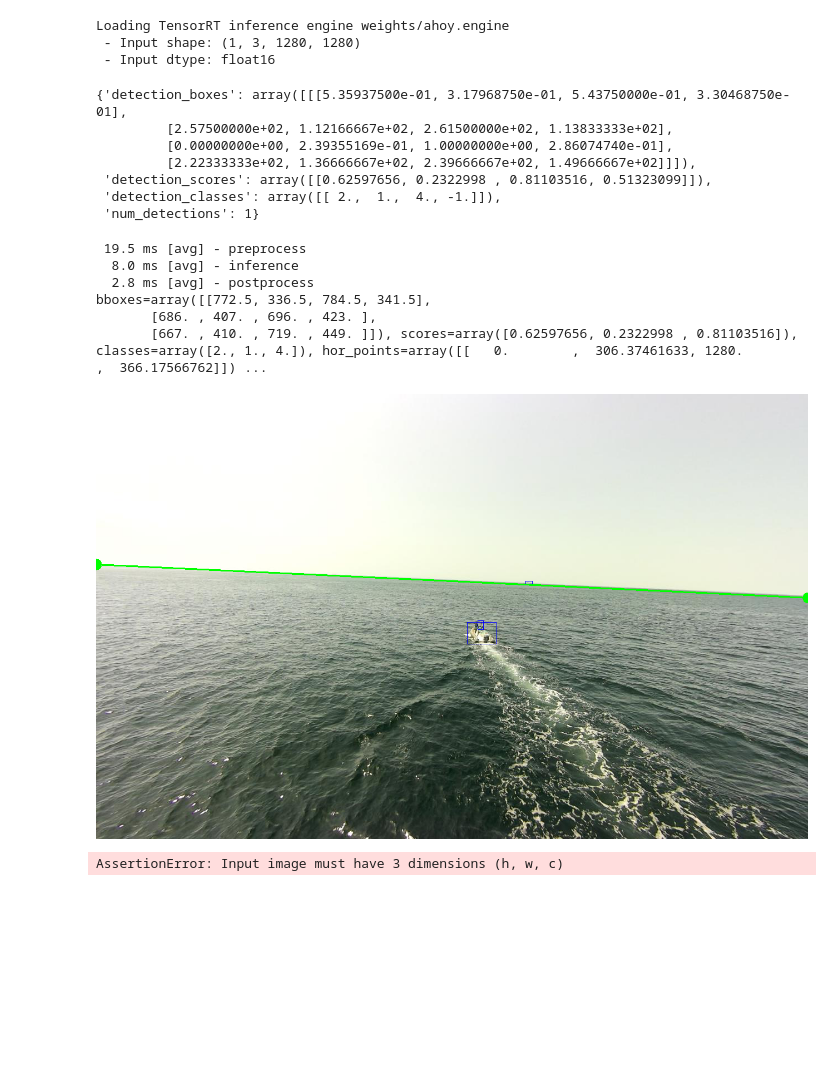
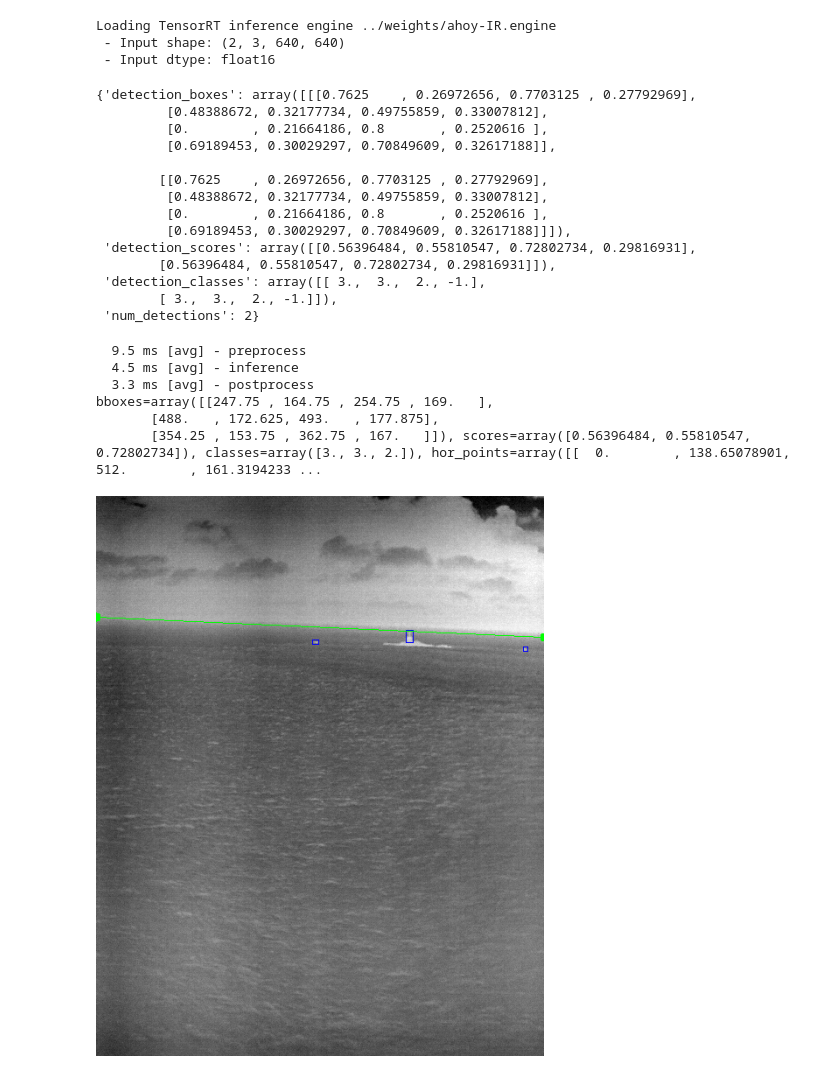
Before and after one commit to BSB-Group/yolov5, a Jupyter notebook: hybrids/ahoy_trt.ipynb, the cells around one changed output. Cells and saved outputs as stored; diff of their text form; code cells hidden in the pictures; blank space fills up the shorter version.

Commit message:
working nb for ahoy-IR.engine

```diff
--- a/hybrids/ahoy_trt.ipynb
+++ b/hybrids/ahoy_trt.ipynb
@@ -5,71 +5,76 @@ sys.path.append("../")
 from yolotrt import YoloTRT
 
 half = True
-imgsz = 1280
+imgsz = 640
 ahoy_trt = YoloTRT(
-    trt_engine_path="weights/ahoy.engine",
+    trt_engine_path="../weights/ahoy-IR.engine",
     img_size=imgsz,
 )
 # %% [output]
-Loading TensorRT inference engine weights/ahoy.engine
- - Input shape: (1, 3, 1280, 1280)
+Loading TensorRT inference engine ../weights/ahoy-IR.engine
+ - Input shape: (2, 3, 640, 640)
  - Input dtype: float16
 # %%
 import numpy as np
 from PIL import Image
-image = np.array(Image.open("examples/example_1.jpg"))
+image = np.array(Image.open("../examples/example_1_IR.jpg").convert("RGB"))
+image = np.stack([image, image], axis=0)  # stack to simulate batch_size=2
 ahoy_trt.detect(image, output_mode="tf")
 
 # class -1 is the horizon line where x1, y1, x2, y2 are the coordinates of the horizon end points
 # %% [output]
-{'detection_boxes': array([[[5.35937500e-01, 3.17968750e-01, 5.43750000e-01, 3.30468750e-01],
-         [2.57500000e+02, 1.12166667e+02, 2.61500000e+02, 1.13833333e+02],
-         [0.00000000e+00, 2.39355169e-01, 1.00000000e+00, 2.86074740e-01],
-         [2.22333333e+02, 1.36666667e+02, 2.39666667e+02, 1.49666667e+02]]]),
- 'detection_scores': array([[0.62597656, 0.2322998 , 0.81103516, 0.51323099]]),
- 'detection_classes': array([[ 2.,  1.,  4., -1.]]),
- 'num_detections': 1}
+{'detection_boxes': array([[[0.7625    , 0.26972656, 0.7703125 , 0.27792969],
+         [0.48388672, 0.32177734, 0.49755859, 0.33007812],
+         [0.        , 0.21664186, 0.8       , 0.2520616 ],
+         [0.69189453, 0.30029297, 0.70849609, 0.32617188]],
+
+        [[0.7625    , 0.26972656, 0.7703125 , 0.27792969],
+         [0.48388672, 0.32177734, 0.49755859, 0.33007812],
+         [0.        , 0.21664186, 0.8       , 0.2520616 ],
+         [0.69189453, 0.30029297, 0.70849609, 0.32617188]]]),
+ 'detection_scores': array([[0.56396484, 0.55810547, 0.72802734, 0.29816931],
+        [0.56396484, 0.55810547, 0.72802734, 0.29816931]]),
+ 'detection_classes': array([[ 3.,  3.,  2., -1.],
+        [ 3.,  3.,  2., -1.]]),
+ 'num_detections': 2}
 # %%
 import numpy as np
 from PIL import Image
 
 from utils.horizon import draw_horizon, draw_bboxes
 from yolotrt.misc import Profile
 from yolotrt.preprocessing import letterbox
 
-image = np.array(Image.open("examples/example_1.jpg"))
+image = np.array(Image.open("../examples/example_1_IR.jpg").convert('RGB'))
+image = np.stack([image, image], axis=0)  # stack to simulate batch_size=2
 
 ahoy_trt(image, conf_thresh=0.147, iou_thresh=0.1)  # warmup
 n = 100
 for i in range(n):
     preds = ahoy_trt(image, conf_thresh=0.147, iou_thresh=0.1)[0]
 
 # print average times
 for name, profile in ahoy_trt.profiles.items():
     print(f"{profile.t / n * 1E3:>5.1f} ms [avg] - {name}")
 
 bboxes = preds[:, :4] # x1, y1, x2, y2
 scores = preds[:, 4] # scores (probabilities)
 classes = preds[:, 5] # indices of classes
 hor_points, hor_score = bboxes[classes == -1], scores[classes == -1]
 bboxes, scores, classes = bboxes[classes != -1], scores[classes != -1], classes[classes != -1]
 print(f"{bboxes=}, {scores=}, {classes=}, {hor_points=}, {hor_score=}")
 
-I = image
+I = image[0]
 dets = np.hstack((bboxes, scores[:, np.newaxis], classes[:, np.newaxis]))
 I = draw_bboxes(I, dets, color=(0, 0, 255), thickness=1)
-I = draw_horizon(I, keypoints=hor_points.reshape(-1, 2), color=(0, 255, 0))
+I = draw_horizon(I, keypoints=hor_points.reshape(-1, 2), color=(0, 255, 0), diameter=1)
 I = Image.fromarray(I)
 I  # .reduce(2) if I.width >= 1024 else I
 # %% [output]
- 19.5 ms [avg] - preprocess
-  8.0 ms [avg] - inference
-  2.8 ms [avg] - postprocess
-bboxes=array([[772.5, 336.5, 784.5, 341.5],
-       [686. , 407. , 696. , 423. ],
-       [667. , 410. , 719. , 449. ]]), scores=array([0.62597656, 0.2322998 , 0.81103516]), classes=array([2., 1., 4.]), hor_points=array([[   0.        ,  306.37461633, 1280.        ,  366.17566762]]) ...
+  9.5 ms [avg] - preprocess
+  4.5 ms [avg] - inference
+  3.3 ms [avg] - postprocess
+bboxes=array([[247.75 , 164.75 , 254.75 , 169.   ],
+       [488.   , 172.625, 493.   , 177.875],
+       [354.25 , 153.75 , 362.75 , 167.   ]]), scores=array([0.56396484, 0.55810547, 0.72802734]), classes=array([3., 3., 2.]), hor_points=array([[  0.        , 138.65078901, 512.        , 161.3194233 ...
-[figure, old version]
+[figure, new version]
-# %%
-ahoy_trt.detect(image, output_mode="tf")
-# %% [output]
-AssertionError: Input image must have 3 dimensions (h, w, c)
```
Also changed, not shown: 2 other files.
